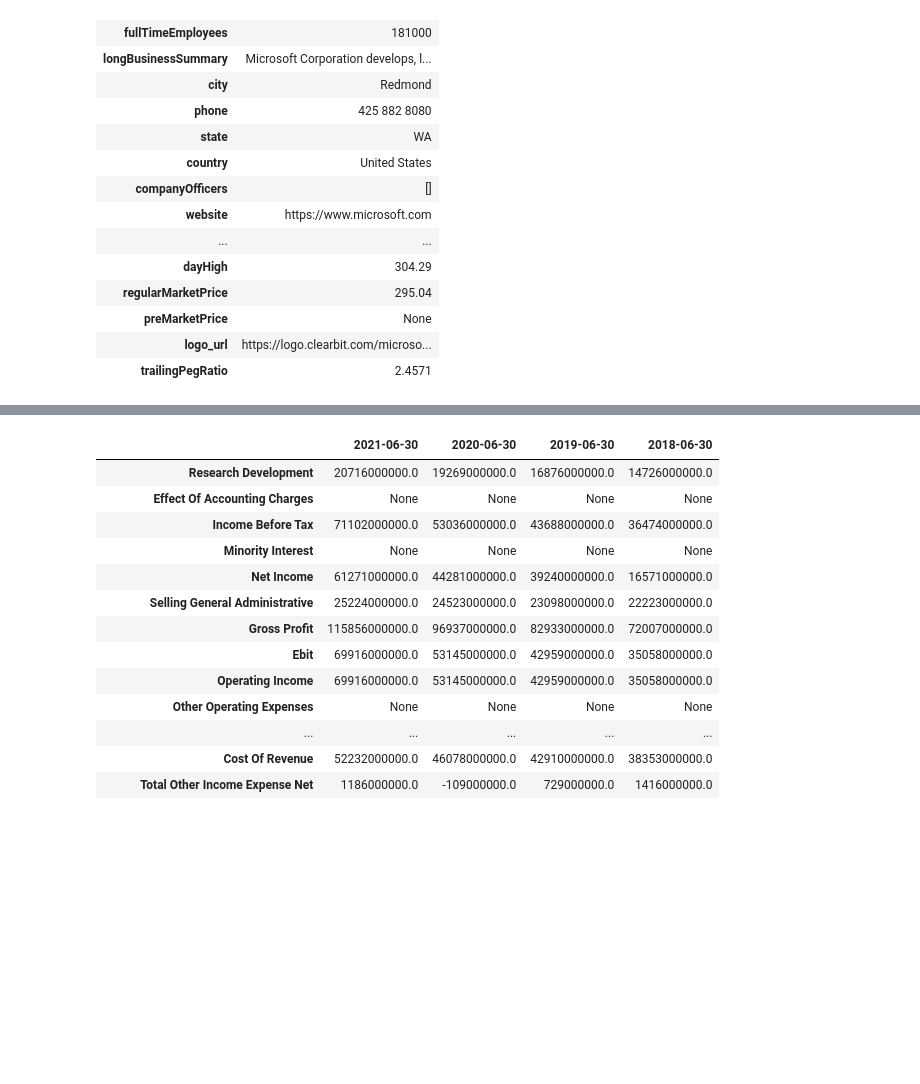
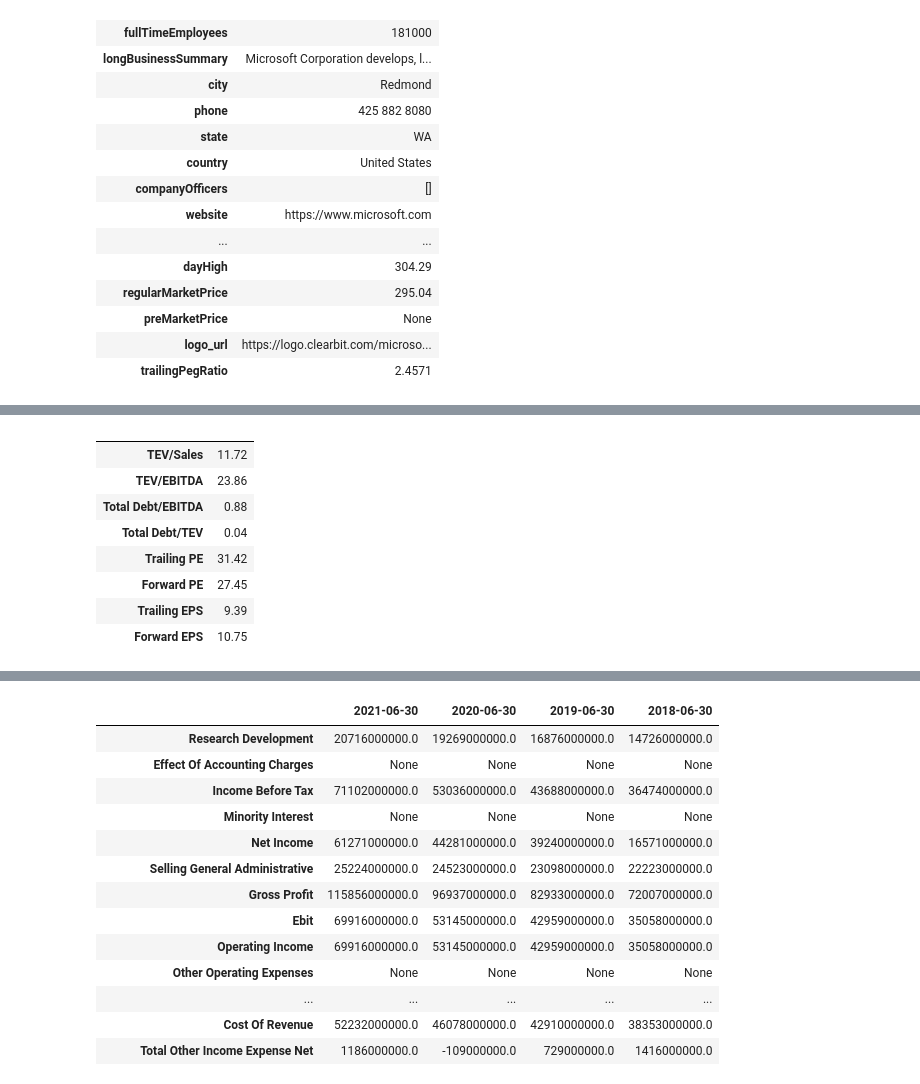
Before and after one commit to epocaterrasus/Project-1---Team-5, a Jupyter notebook: Data.ipynb, the cells around one changed output, grey strips where cells are left out. Saved outputs shown, nothing was run; the diff lists cells and outputs as text; code cells hidden in the pictures; blank space fills up the shorter version.

```diff
--- a/Data.ipynb
+++ b/Data.ipynb
@@ -41,0 +83,43 @@ ticker_info_df
+# %%
+#DELETE Was working on another method, this can be deleted!!
+
+#Calculates necessary ratios
+tev_sales= round((ticker_info_df.loc["enterpriseValue",0]/ticker_info_df.loc["totalRevenue",0]),2)
+tev_ebitda=round((ticker_info_df.loc["enterpriseValue",0]/ticker_info_df.loc["ebitda",0]),2)
+debt_ebitda=round((ticker_info_df.loc["totalDebt",0]/ticker_info_df.loc["ebitda",0]),2)
+debt_tev=round((ticker_info_df.loc["totalDebt",0]/ticker_info_df.loc["enterpriseValue",0]),2)
+forward_pe=round((ticker_info_df.loc["forwardPE",0]),2)
+trailing_pe=round((ticker_info_df.loc["trailingPE",0]),2)
+trailing_eps=round((ticker_info_df.loc["trailingEps",0]),2)
+forward_eps=round((ticker_info_df.loc["forwardEps",0]),2)
+
+
+#creates a Dictionary of all necessary ratio information
+ratios ={
+ "TEV/Sales": tev_sales,
+    "TEV/EBITDA": tev_ebitda,
+    "Total Debt/EBITDA": debt_ebitda,
+    "Total Debt/TEV": debt_tev,
+    "Trailing PE": trailing_pe,
+    "Forward PE": forward_pe,
+    "Trailing EPS": trailing_eps,
+    "Forward EPS": forward_eps
+}
+
+#creates a DataFrame using our dictionary and desired columns and no index (for aesthethics)
+common_ratios_df_2 = pd.DataFrame(data=ratios, index=[""])
+
+#rotates the Axis of our DataFrame
+common_ratios_df_2 = common_ratios_df_2.T
+
+common_ratios_df
+# %% [output]
+|  |  |
+| TEV/Sales | 11.72 |
+| TEV/EBITDA | 23.86 |
+| Total Debt/EBITDA | 0.88 |
+| Total Debt/TEV | 0.04 |
+| Trailing PE | 31.42 |
+| Forward PE | 27.45 |
+| Trailing EPS | 9.39 |
+| Forward EPS | 10.75 |
```
Also changed, not shown: parts of 6 cells of this notebook.
